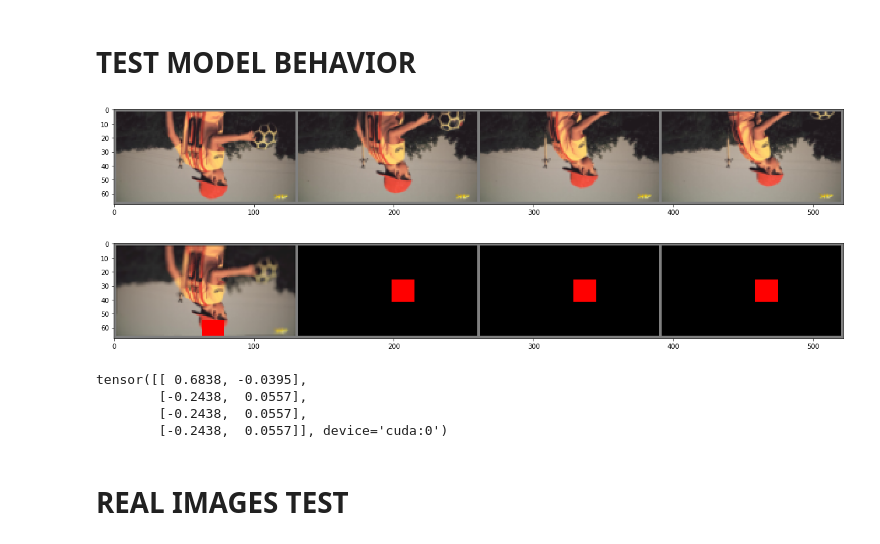
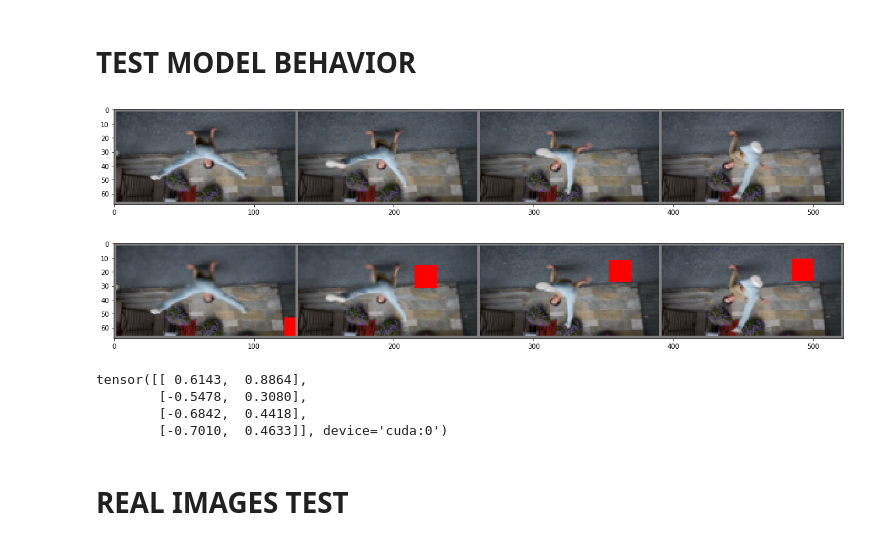
Before and after one commit to cianhwang/pyFusion, a Jupyter notebook: PolicyNet_test.ipynb, the cells around one changed output. Cells and saved outputs as stored; diff of their text form; code cells hidden in the pictures.

Commit message:
effective original model

```diff
--- a/PolicyNet_test.ipynb
+++ b/PolicyNet_test.ipynb
@@ -29,5 +29,5 @@ def load_checkpoint(ckpt_path, model):
 # %%
 model = focusLocNet(0.17).to("cuda:0")
 # %%
-model = load_checkpoint('021120_20_29', model)
+model = load_checkpoint('021920_22_57', model)
 # %% [output]
@@ -61,3 +58,8 @@ dataiter = iter(video_dataset)
+# %%
+video_path = "../datasets/DAVIS/test_davis_video_list.txt"
+depth_path = "../datasets/DAVIS/test_davis_dpt_list.txt"
+video_dataset = load_davis_dataset(video_path, depth_path, 4)
+dataiter = iter(video_dataset)
 # %%
 y_train, dpt = dataiter.next()
 y_train = y_train.cuda()
@@ -66,42 +68,42 @@ dpt = dpt.cuda()
 # show images
 imshow(torchvision.utils.make_grid(y_train[0]).cpu())
 # %% [output]
-[figure, old version]
+[figure, new version]
 # %%
 J_est = []
 I_est = []
 loc = []
 
 l = torch.rand(1, 2, device="cuda:0")*2-1
 I = getDefocuesImage(l, y_train[:, 0, ...], dpt[:, 0, ...])
 J_prev = I
 
 I_est.append(I)
 J_est.append(J_prev)
 loc.append(l)
 
 with torch.no_grad():
     model.init_hidden()
     for t in range(y_train.size()[1]-1):
         mu, l, b, p = model(I, l)
-        I = getDefocuesImage(l, y_train[:, t+1, ...] - y_train[:, t+1, ...] -1, dpt[:, t+1, ...])
+        I = getDefocuesImage(l, y_train[:, t+1, ...], dpt[:, t+1, ...])
         J_prev = fuseTwoImages(I, J_prev)
         J_est.append(J_prev)
         I_est.append(I)
         loc.append(mu)
 
     J_est = torch.stack(J_est, dim = 1)
     I_est = torch.stack(I_est, dim = 1)
     loc = torch.stack(loc, dim = 1)
 
 imshow(torchvision.utils.make_grid(color_region(I_est[0], loc[0])).cpu())
 print(loc[0])
 # %% [output]
-[figure, old version]
+[figure, new version]
-tensor([[ 0.6838, -0.0395],
-        [-0.2438,  0.0557],
-        [-0.2438,  0.0557],
-        [-0.2438,  0.0557]], device='cuda:0')
+tensor([[ 0.6143,  0.8864],
+        [-0.5478,  0.3080],
+        [-0.6842,  0.4418],
+        [-0.7010,  0.4633]], device='cuda:0')
 # %% [markdown]
 # REAL IMAGES TEST
 # %%
```
Also changed, not shown: parts of 9 cells of this notebook.
